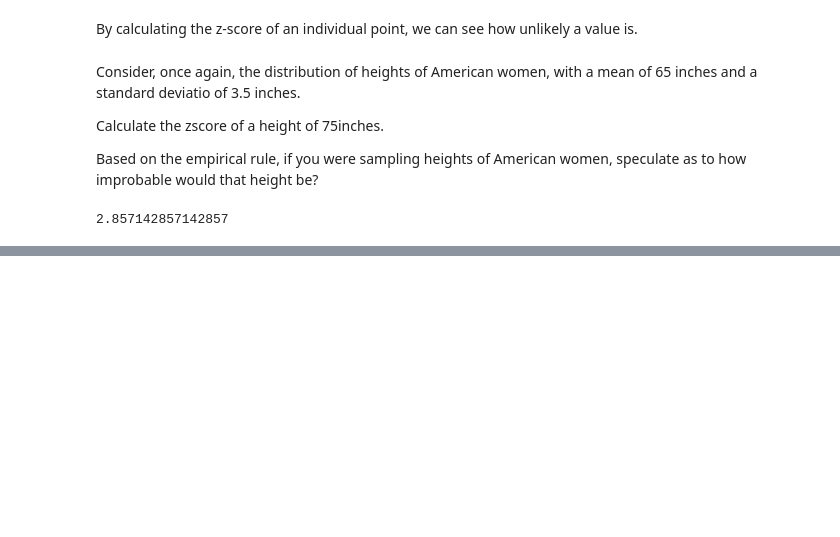
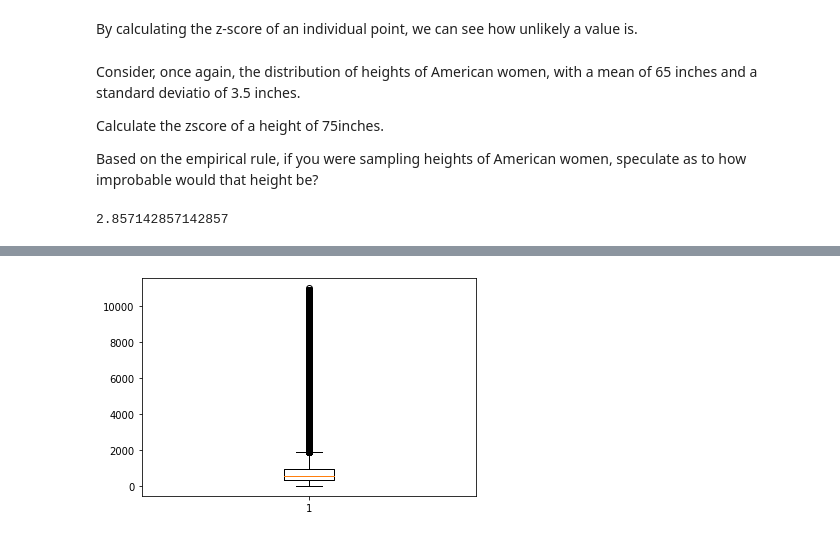
Before and after one commit to Caellwyn/distributions_ds-west-082420, a Jupyter notebook: index.ipynb, the cells around one changed output, grey strips where cells are left out. Saved outputs shown, nothing was run; the diff lists cells and outputs as text; code cells hidden in the pictures; blank space fills up the shorter version.

```diff
--- a/index.ipynb
+++ b/index.ipynb
@@ -770,0 +733,11 @@ lam = 30
+# %%
+# 1
+divy_trips_no_zero = divy_trips[divy_trips.ride_time > 0]
+# 2,3,4
+no_fliers_trips = divy_trips_no_zero[np.absolute(stats.zscore((np.log(divy_trips_no_zero.ride_time[divy_trips_no_zero.ride_time > 0]))) < 3)]
+
+# 5
+fig, ax = plt.subplots()
+ax.boxplot(no_fliers_trips.ride_time);
+# %% [output]
+[figure, added]
```
Also changed, not shown: parts of 18 cells of this notebook, 6 other files.
